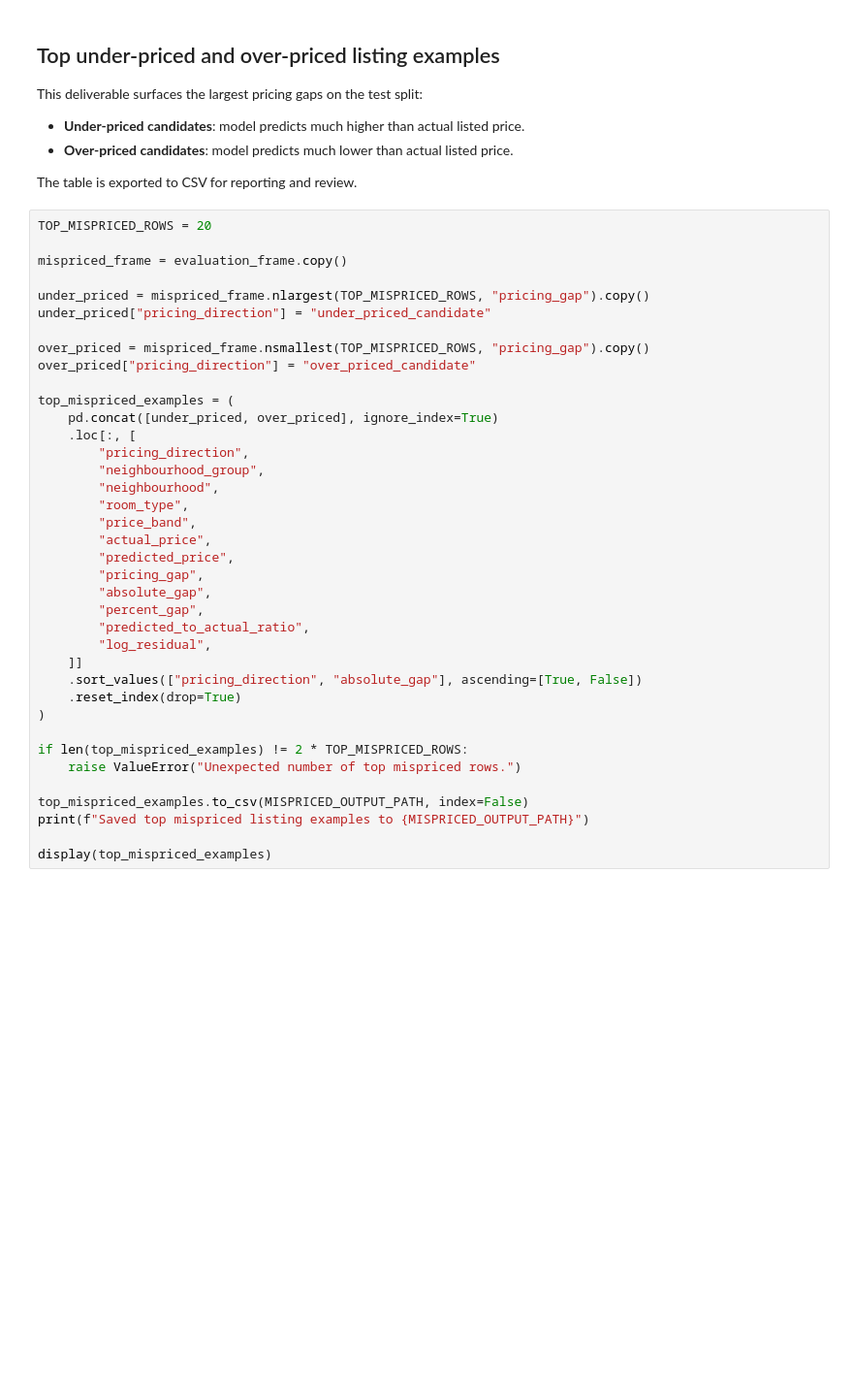
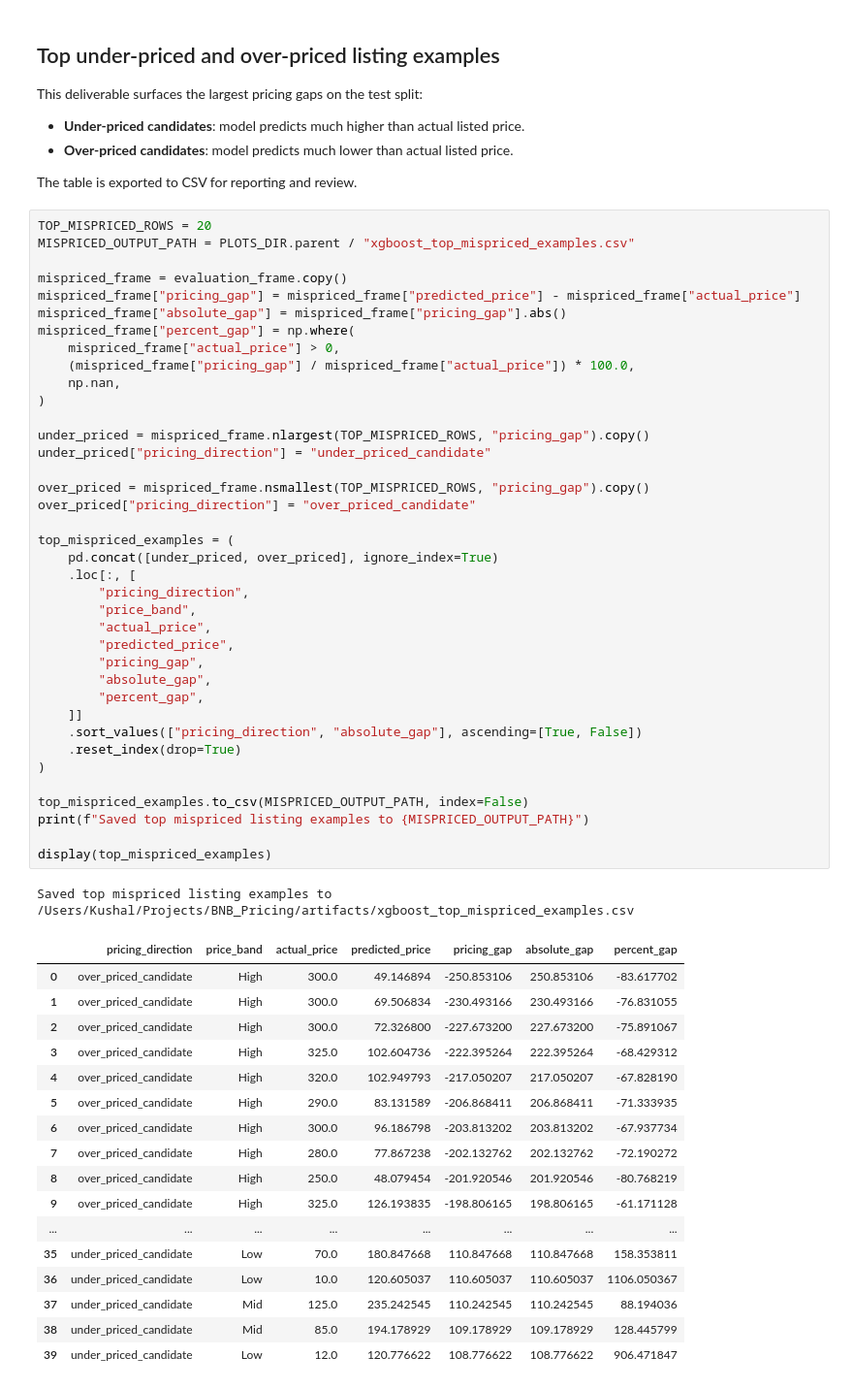
Before and after one commit to Techdude01/BNB_Pricing, a Jupyter notebook: notebooks/04_xgboost_price_band_plots.ipynb, the cells around one changed output. Shown at 97% size. Cells and saved outputs as stored; diff of their text form; blank space fills up the shorter version.

```diff
--- a/notebooks/04_xgboost_price_band_plots.ipynb
+++ b/notebooks/04_xgboost_price_band_plots.ipynb
@@ -131,40 +140,59 @@ This deliverable surfaces the largest pricing gaps on the test split:
 The table is exported to CSV for reporting and review.
 # %%
 TOP_MISPRICED_ROWS = 20
+MISPRICED_OUTPUT_PATH = PLOTS_DIR.parent / "xgboost_top_mispriced_examples.csv"
 
 mispriced_frame = evaluation_frame.copy()
+mispriced_frame["pricing_gap"] = mispriced_frame["predicted_price"] - mispriced_frame["actual_price"]
+mispriced_frame["absolute_gap"] = mispriced_frame["pricing_gap"].abs()
+mispriced_frame["percent_gap"] = np.where(
+    mispriced_frame["actual_price"] > 0,
+    (mispriced_frame["pricing_gap"] / mispriced_frame["actual_price"]) * 100.0,
+    np.nan,
+)
 
 under_priced = mispriced_frame.nlargest(TOP_MISPRICED_ROWS, "pricing_gap").copy()
 under_priced["pricing_direction"] = "under_priced_candidate"
 
 over_priced = mispriced_frame.nsmallest(TOP_MISPRICED_ROWS, "pricing_gap").copy()
 over_priced["pricing_direction"] = "over_priced_candidate"
 
 top_mispriced_examples = (
     pd.concat([under_priced, over_priced], ignore_index=True)
     .loc[:, [
         "pricing_direction",
-        "neighbourhood_group",
-        "neighbourhood",
-        "room_type",
         "price_band",
         "actual_price",
         "predicted_price",
         "pricing_gap",
         "absolute_gap",
         "percent_gap",
-        "predicted_to_actual_ratio",
-        "log_residual",
     ]]
     .sort_values(["pricing_direction", "absolute_gap"], ascending=[True, False])
     .reset_index(drop=True)
 )
 
-if len(top_mispriced_examples) != 2 * TOP_MISPRICED_ROWS:
-    raise ValueError("Unexpected number of top mispriced rows.")
-
 top_mispriced_examples.to_csv(MISPRICED_OUTPUT_PATH, index=False)
 print(f"Saved top mispriced listing examples to {MISPRICED_OUTPUT_PATH}")
 
 display(top_mispriced_examples)
+# %% [output]
+Saved top mispriced listing examples to /Users/Kushal/Projects/BNB_Pricing/artifacts/xgboost_top_mispriced_examples.csv
+|  | pricing_direction | price_band | actual_price | predicted_price | pricing_gap | absolute_gap | percent_gap |
+| 0 | over_priced_candidate | High | 300.0 | 49.146894 | -250.853106 | 250.853106 | -83.617702 |
+| 1 | over_priced_candidate | High | 300.0 | 69.506834 | -230.493166 | 230.493166 | -76.831055 |
+| 2 | over_priced_candidate | High | 300.0 | 72.326800 | -227.673200 | 227.673200 | -75.891067 |
+| 3 | over_priced_candidate | High | 325.0 | 102.604736 | -222.395264 | 222.395264 | -68.429312 |
+| 4 | over_priced_candidate | High | 320.0 | 102.949793 | -217.050207 | 217.050207 | -67.828190 |
+| 5 | over_priced_candidate | High | 290.0 | 83.131589 | -206.868411 | 206.868411 | -71.333935 |
+| 6 | over_priced_candidate | High | 300.0 | 96.186798 | -203.813202 | 203.813202 | -67.937734 |
+| 7 | over_priced_candidate | High | 280.0 | 77.867238 | -202.132762 | 202.132762 | -72.190272 |
+| 8 | over_priced_candidate | High | 250.0 | 48.079454 | -201.920546 | 201.920546 | -80.768219 |
+| 9 | over_priced_candidate | High | 325.0 | 126.193835 | -198.806165 | 198.806165 | -61.171128 |
+| ... | ... | ... | ... | ... | ... | ... | ... |
+| 35 | under_priced_candidate | Low | 70.0 | 180.847668 | 110.847668 | 110.847668 | 158.353811 |
+| 36 | under_priced_candidate | Low | 10.0 | 120.605037 | 110.605037 | 110.605037 | 1106.050367 |
+| 37 | under_priced_candidate | Mid | 125.0 | 235.242545 | 110.242545 | 110.242545 | 88.194036 |
+| 38 | under_priced_candidate | Mid | 85.0 | 194.178929 | 109.178929 | 109.178929 | 128.445799 |
+| 39 | under_priced_candidate | Low | 12.0 | 120.776622 | 108.776622 | 108.776622 | 906.471847 |
 # %%
```
Also changed, not shown: parts of 6 cells of this notebook, 16 other files.
